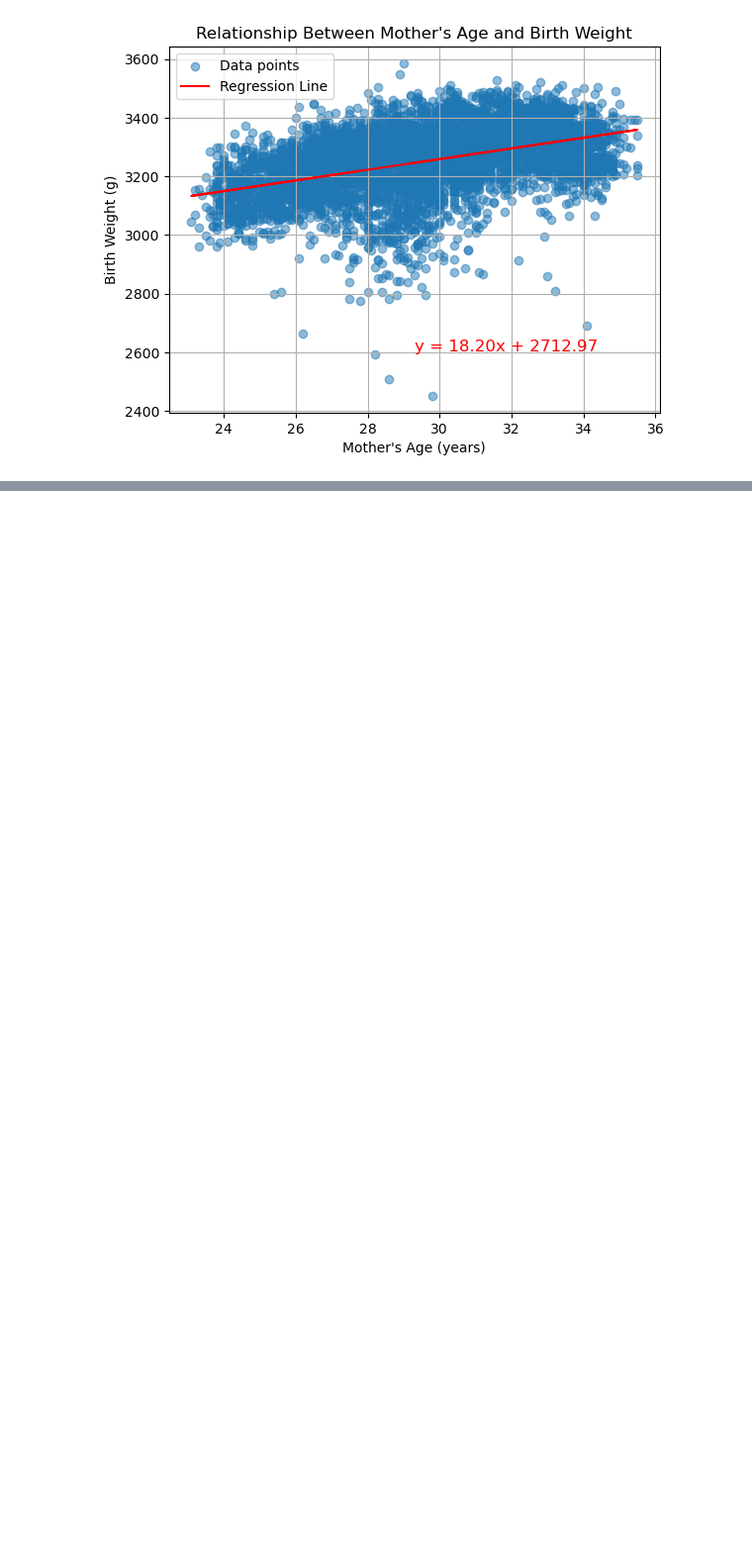
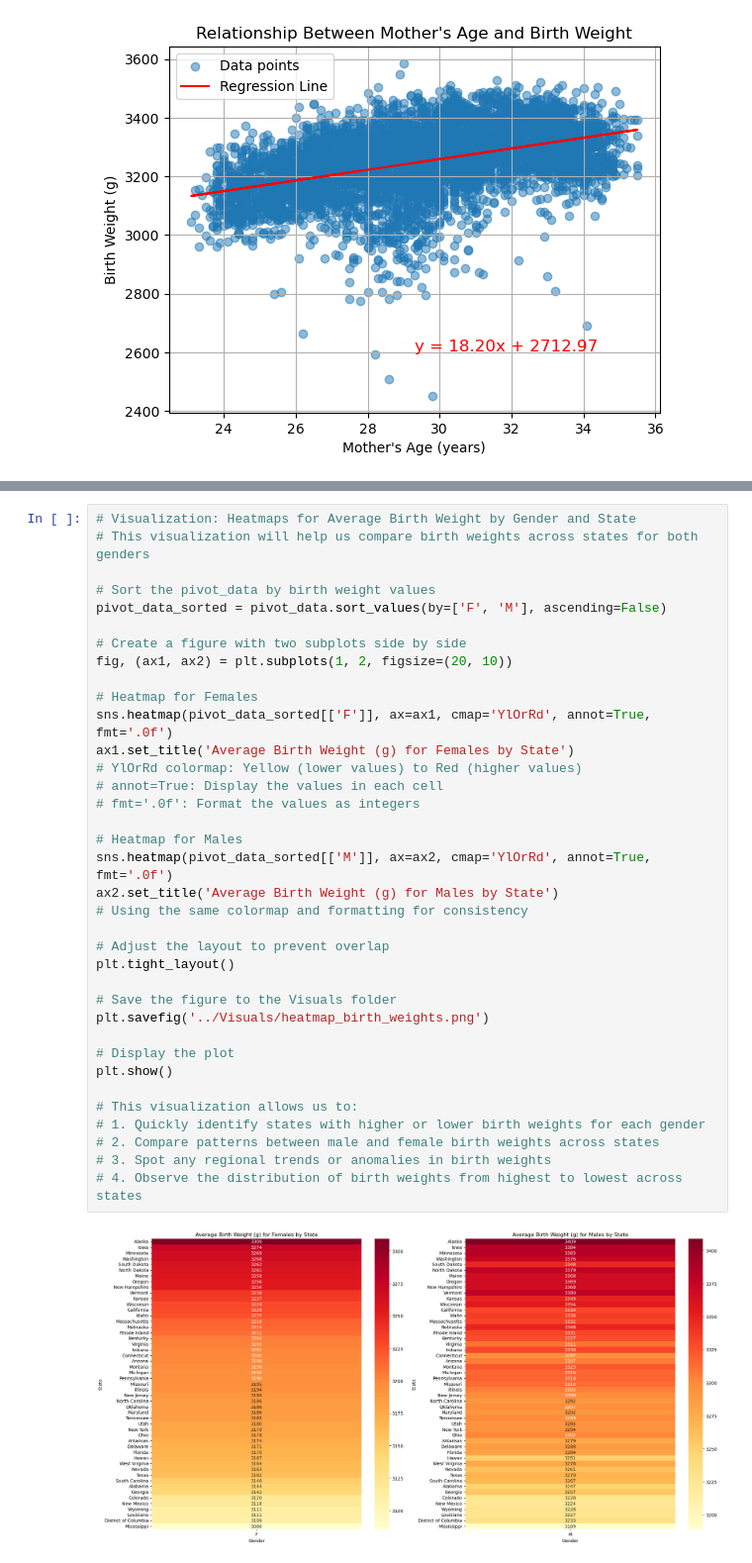
Before and after one commit to micah-11101/US-Birth-Analysis, a Jupyter notebook: JupyterNotebooks/Data_analysis.ipynb, the cells around one changed output, grey strips where cells are left out. Shown at 99% size. Drawn from its saved outputs; the diff is of its cells as text; blank space fills up the shorter version.

```diff
--- a/JupyterNotebooks/MMK.ipynb
+++ b/JupyterNotebooks/Data_analysis.ipynb
@@ -532,0 +909,38 @@ plt.show()
+# %%
+# Visualization: Heatmaps for Average Birth Weight by Gender and State
+# This visualization will help us compare birth weights across states for both genders
+
+# Sort the pivot_data by birth weight values
+pivot_data_sorted = pivot_data.sort_values(by=['F', 'M'], ascending=False)
+
+# Create a figure with two subplots side by side
+fig, (ax1, ax2) = plt.subplots(1, 2, figsize=(20, 10))
+
+# Heatmap for Females
+sns.heatmap(pivot_data_sorted[['F']], ax=ax1, cmap='YlOrRd', annot=True, fmt='.0f')
+ax1.set_title('Average Birth Weight (g) for Females by State')
+# YlOrRd colormap: Yellow (lower values) to Red (higher values)
+# annot=True: Display the values in each cell
+# fmt='.0f': Format the values as integers
+
+# Heatmap for Males
+sns.heatmap(pivot_data_sorted[['M']], ax=ax2, cmap='YlOrRd', annot=True, fmt='.0f')
+ax2.set_title('Average Birth Weight (g) for Males by State')
+# Using the same colormap and formatting for consistency
+
+# Adjust the layout to prevent overlap
+plt.tight_layout()
+
+# Save the figure to the Visuals folder
+plt.savefig('../Visuals/heatmap_birth_weights.png')
+
+# Display the plot
+plt.show()
+
+# This visualization allows us to:
+# 1. Quickly identify states with higher or lower birth weights for each gender
+# 2. Compare patterns between male and female birth weights across states
+# 3. Spot any regional trends or anomalies in birth weights
+# 4. Observe the distribution of birth weights from highest to lowest across states
+# %% [output]
+[figure, added]
```
Also changed, not shown: parts of 27 cells of this notebook.
